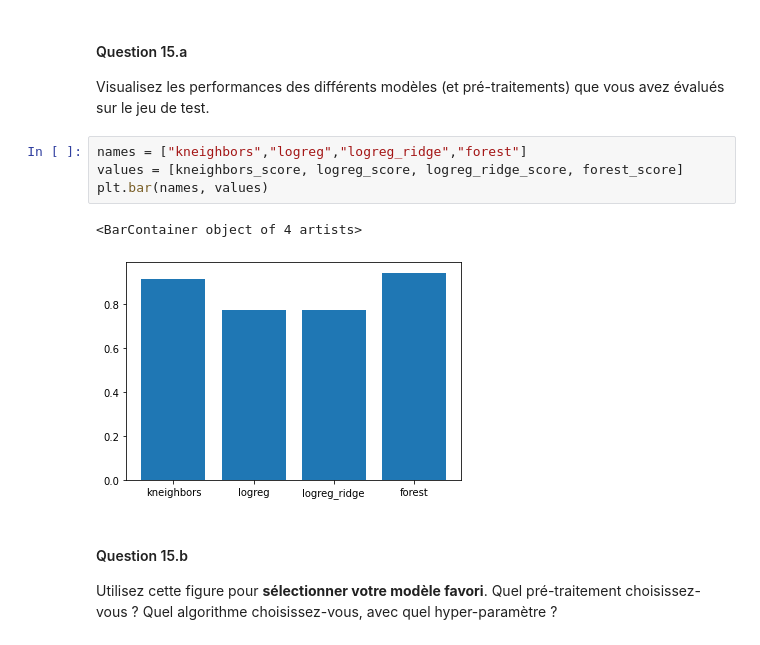
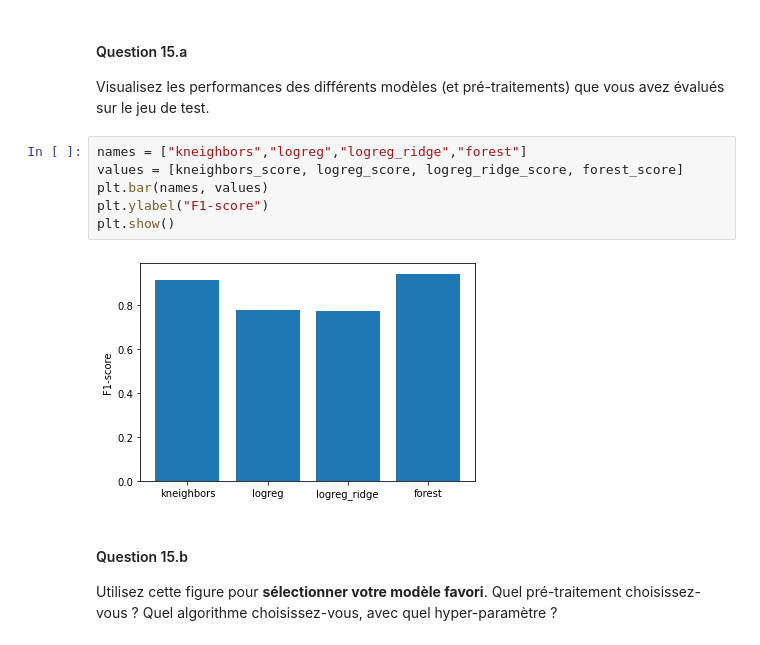
Before and after one commit to MariusAlonso/Projet_SDD, a Jupyter notebook: Projet.ipynb, the cells around one changed output. Saved outputs shown, nothing was run; the diff lists cells and outputs as text.

```diff
--- a/Projet.ipynb
+++ b/Projet.ipynb
@@ -373,10 +379,11 @@ Visualisez les performances des différents modèles (et pré-traitements) que v
 # %%
 names = ["kneighbors","logreg","logreg_ridge","forest"]
 values = [kneighbors_score, logreg_score, logreg_ridge_score, forest_score]
 plt.bar(names, values)
+plt.ylabel("F1-score")
+plt.show()
 # %% [output]
-<BarContainer object of 4 artists>
-[figure, old version]
+[figure, new version]
 # %% [markdown]
 #### Question 15.b
 Utilisez cette figure pour __sélectionner votre modèle favori__. Quel pré-traitement choisissez-vous ? Quel algorithme choisissez-vous, avec quel hyper-paramètre ?
```
Also changed, not shown: parts of 11 cells of this notebook, 1 other file.
